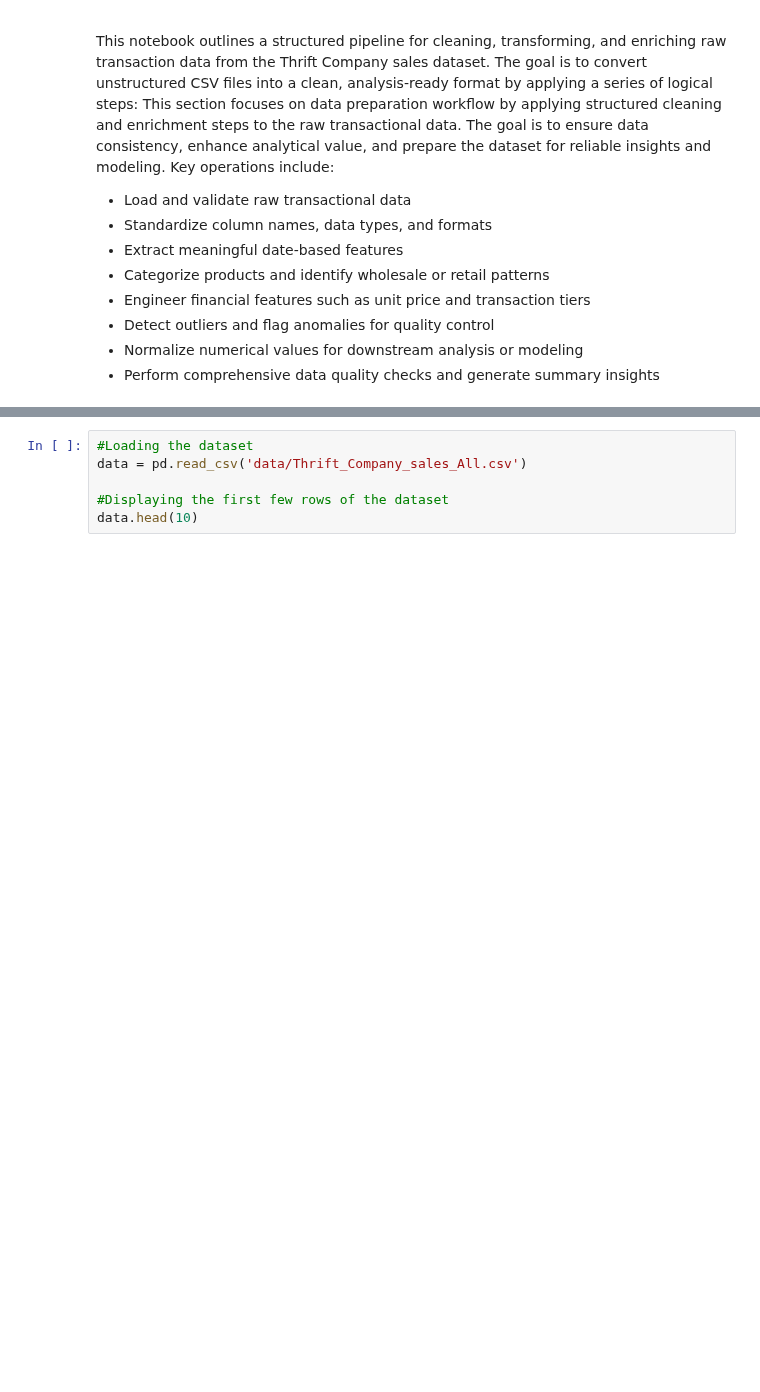
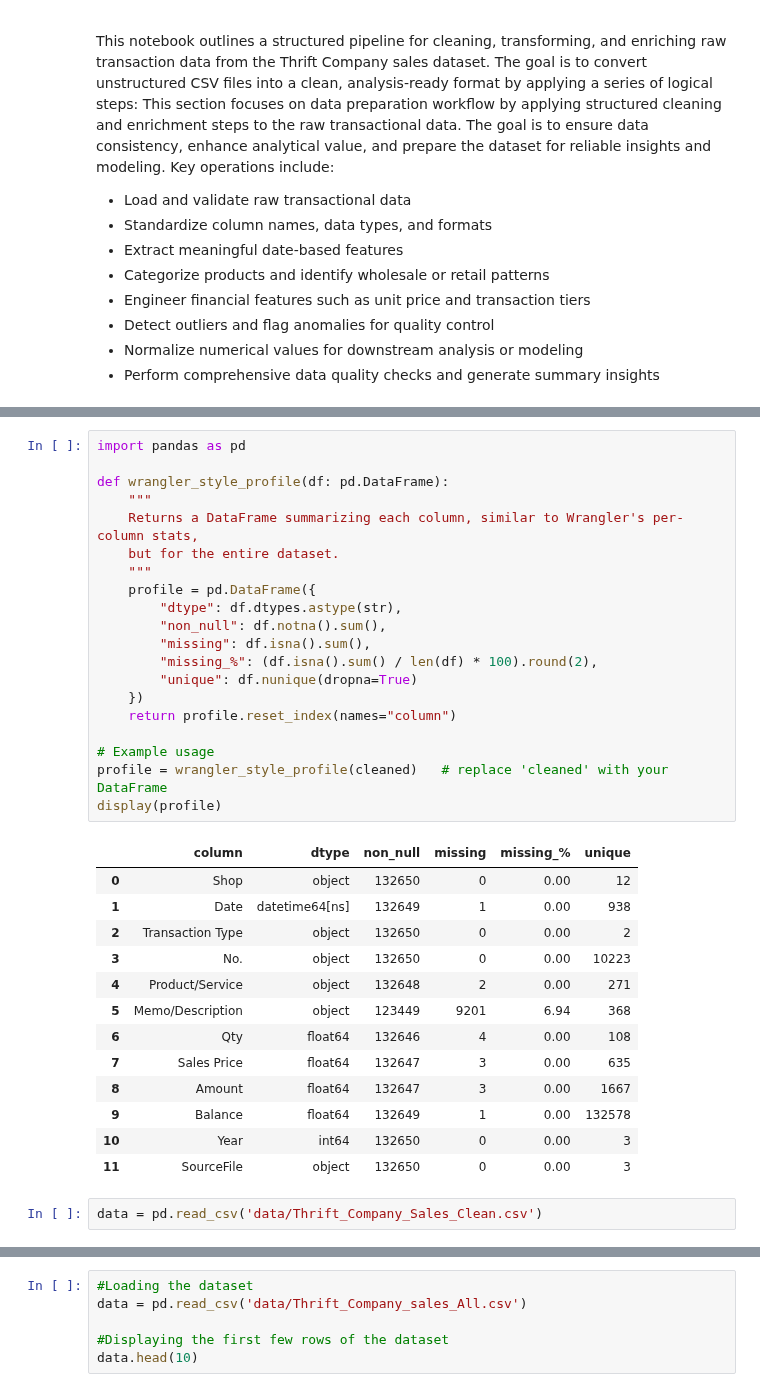
Before and after one commit to Kate-Maina/Group-2-Capstone-Project, a Jupyter notebook: index.ipynb, the cells around one changed output, grey strips where cells are left out. Drawn from its saved outputs; the diff is of its cells as text; blank space fills up the shorter version.

Commit message:
add dataset challenges and Wrangler profiling visuals

```diff
--- a/index.ipynb
+++ b/index.ipynb
@@ -278,0 +366,36 @@ Libraries imported successfully!
+# %%
+import pandas as pd
+
+def wrangler_style_profile(df: pd.DataFrame):
+    """
+    Returns a DataFrame summarizing each column, similar to Wrangler's per-column stats,
+    but for the entire dataset.
+    """
+    profile = pd.DataFrame({
+        "dtype": df.dtypes.astype(str),
+        "non_null": df.notna().sum(),
+        "missing": df.isna().sum(),
+        "missing_%": (df.isna().sum() / len(df) * 100).round(2),
+        "unique": df.nunique(dropna=True)
+    })
+    return profile.reset_index(names="column")
+
+# Example usage
+profile = wrangler_style_profile(cleaned)   # replace 'cleaned' with your DataFrame
+display(profile)
+# %% [output]
+|  | column | dtype | non_null | missing | missing_% | unique |
+| 0 | Shop | object | 132650 | 0 | 0.00 | 12 |
+| 1 | Date | datetime64[ns] | 132649 | 1 | 0.00 | 938 |
+| 2 | Transaction Type | object | 132650 | 0 | 0.00 | 2 |
+| 3 | No. | object | 132650 | 0 | 0.00 | 10223 |
+| 4 | Product/Service | object | 132648 | 2 | 0.00 | 271 |
+| 5 | Memo/Description | object | 123449 | 9201 | 6.94 | 368 |
+| 6 | Qty | float64 | 132646 | 4 | 0.00 | 108 |
+| 7 | Sales Price | float64 | 132647 | 3 | 0.00 | 635 |
+| 8 | Amount | float64 | 132647 | 3 | 0.00 | 1667 |
+| 9 | Balance | float64 | 132649 | 1 | 0.00 | 132578 |
+| 10 | Year | int64 | 132650 | 0 | 0.00 | 3 |
+| 11 | SourceFile | object | 132650 | 0 | 0.00 | 3 |
+# %%
+data = pd.read_csv('data/Thrift_Company_Sales_Clean.csv')
```
Also changed, not shown: parts of 5 cells of this notebook, 5 other files.
